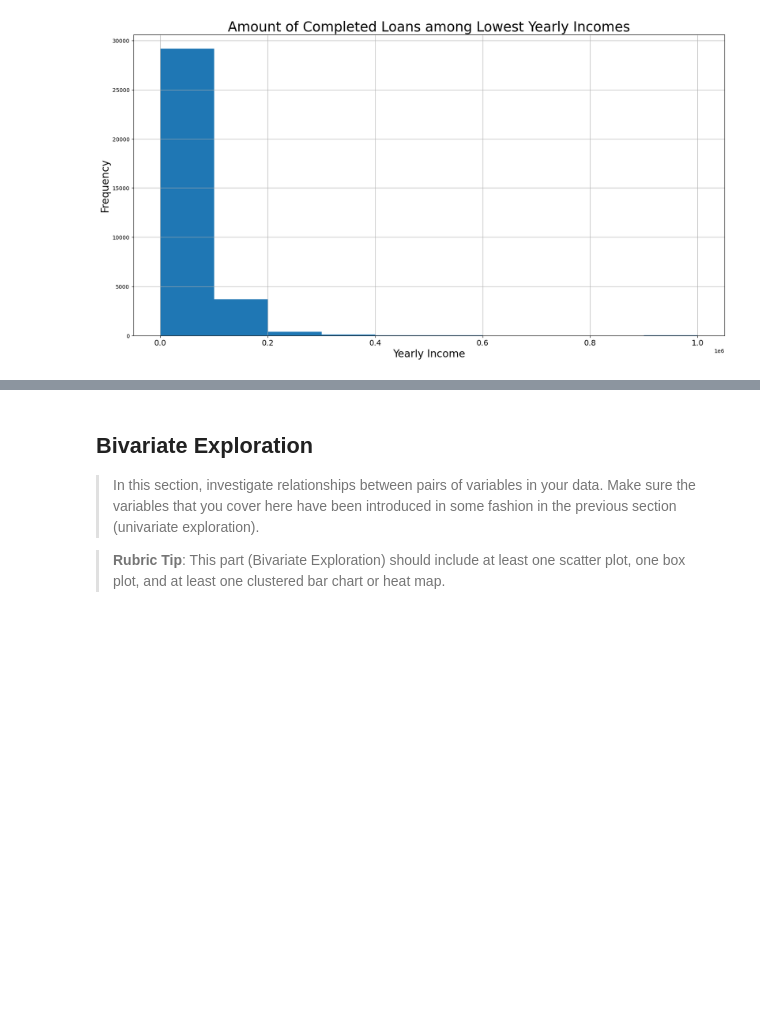
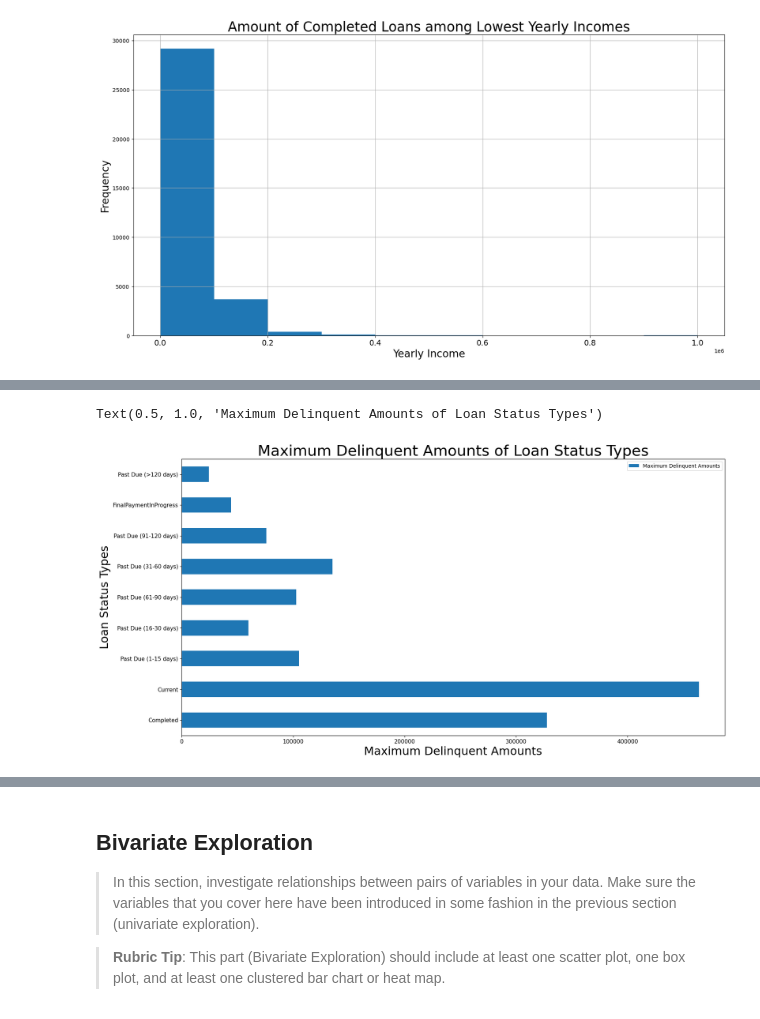
Before and after one commit to jwGitHub9860/Communicate_Data_Findings, a Jupyter notebook: Part_I_exploration_template.ipynb, the cells around one changed output, grey strips where cells are left out. Cells and saved outputs as stored; diff of their text form; code cells hidden in the pictures; blank space fills up the shorter version.

```diff
--- a/Part_I_exploration_template.ipynb
+++ b/Part_I_exploration_template.ipynb
@@ -299,3 +266,67 @@ df_prosper_complete_loans_data # TESTING CODE
+# %%
+# Code for creating Bar Chart with ALL Loan Status Types & ALL Maximum Delinquent Amounts
+
+# dataframes for Loan Status Types Must Be Created this way because dataframes for all Loan Status Types CANNOT be initialized
+
+# creates dataframe with Current loans
+df_current_loans = df_prosper_loan_data[df_prosper_loan_data["LoanStatus"] == 'Current']
+
+# creates dataframe of loans with Final Payment In Progress
+df_final_payment_in_progress_loans = df_prosper_loan_data[df_prosper_loan_data["LoanStatus"] == 'FinalPaymentInProgress']
+
+# creates dataframe with loan Past Due (1-15 days)
+df_past_due_1_to_15_days_loans = df_prosper_loan_data[df_prosper_loan_data["LoanStatus"] == 'Past Due (1-15 days)']
+
+# creates dataframe with loans Past Due (16-30 days)
+df_past_due_16_to_30_days_loans = df_prosper_loan_data[df_prosper_loan_data["LoanStatus"] == 'Past Due (16-30 days)']
+
+# creates dataframe with loans Past Due (31-60 days)
+df_past_due_31_to_60_days_loans = df_prosper_loan_data[df_prosper_loan_data["LoanStatus"] == 'Past Due (31-60 days)']
+
+# creates dataframe with loans Past Due (61-90 days)
+df_past_due_61_to_90_days_loans = df_prosper_loan_data[df_prosper_loan_data["LoanStatus"] == 'Past Due (61-90 days)']
+
+# creates dataframe with loans Past Due (91-120 days)
+df_past_due_91_to_120_days_loans = df_prosper_loan_data[df_prosper_loan_data["LoanStatus"] == 'Past Due (91-120 days)']
+
+# creates dataframe with loans Past Due (>120 days)
+df_past_due_more_than_120_days_loans = df_prosper_loan_data[df_prosper_loan_data["LoanStatus"] == 'Past Due (>120 days)']
+
+# creates Series to hold names of dataframes for each Loan Status Type
+loan_status_dataframe_names = [df_prosper_complete_loans_data, df_current_loans, df_final_payment_in_progress_loans, df_past_due_1_to_15_days_loans, df_past_due_16_to_30_days_loans, df_past_due_31_to_60_days_loans,
+                               df_past_due_61_to_90_days_loans, df_past_due_91_to_120_days_loans,
+                               df_past_due_more_than_120_days_loans] # MUST BE Put AFTER dataframes for each Loan Status Type are Created Because they need to be Declared FIRST
+
+# creates dataframe with Maximum Delinquent Amounts of each Loan Status Type
+df_loan_status_and_maximum_delinquent_amounts = pd.DataFrame({
+                                                              # creates array with ALL UNIQUE values of Loan Status Types
+                                                              'Loan Status Types': df_prosper_loan_data["LoanStatus"].unique(), # holds ALL UNIQUE values of Loan Status
+
+                                                              # holds initial values for Maximum Delinquent Amounts of each Loan Status Type
+                                                              'Maximum Delinquent Amounts': [0, 0, 0, 0, 0, 0, 0, 0, 0]})
+
+# inputs Maximum Delinquent Amounts of Loan Status into dataframe for Bar Chart
+for index, row in df_loan_status_and_maximum_delinquent_amounts.iterrows(): # iterates through Maximum Delinquent Amounts
+    # accesses dataframe name from Series of dataframes for each Loan Status Type
+    loan_status_type_dataframe = loan_status_dataframe_names[index]
+
+    # finds & inputs Maximum Delinquent Amount of each Loan Status into dataframe for Bar Chart
+    df_loan_status_and_maximum_delinquent_amounts.loc[index, 'Maximum Delinquent Amounts'] = loan_status_type_dataframe["AmountDelinquent"].max() # dataframe with Completed Loans was ALREADY CREATED in first code cell of "Univariate Exploration" section
+
+# creates & displays Bar Chart
+df_loan_status_and_maximum_delinquent_amounts.plot.barh(x='Loan Status Types', y='Maximum Delinquent Amounts', figsize=(19.5,10), rot=0, fontsize=11) # Bar Chart is Horizontal, so ALL Labels can be read
+
+# adds x-axis label to Bar Chart
+plt.xlabel('Maximum Delinquent Amounts', fontsize=23) # Must Be SEPARATE From AND BELOW Code For Scatterplot to SPECIFY X-LABEL SIZE
+
+# adds y-axis label to Bar Chart
+plt.ylabel('Loan Status Types', fontsize=23) # Must Be SEPARATE From AND BELOW Code For Scatterplot to SPECIFY Y-LABEL SIZE
+
+# adds title to Bar Chart
+plt.title('Maximum Delinquent Amounts of Loan Status Types', fontsize=30) # Must Be SEPARATE From AND BELOW Code For Scatterplot to SPECIFY TITLE SIZE
+# %% [output]
+Text(0.5, 1.0, 'Maximum Delinquent Amounts of Loan Status Types')
+[figure, added]
 # %% [markdown]
 ### Discuss the distribution(s) of your variable(s) of interest. Were there any unusual points? Did you need to perform any transformations?
 
```
Also changed, not shown: parts of 3 cells of this notebook.
